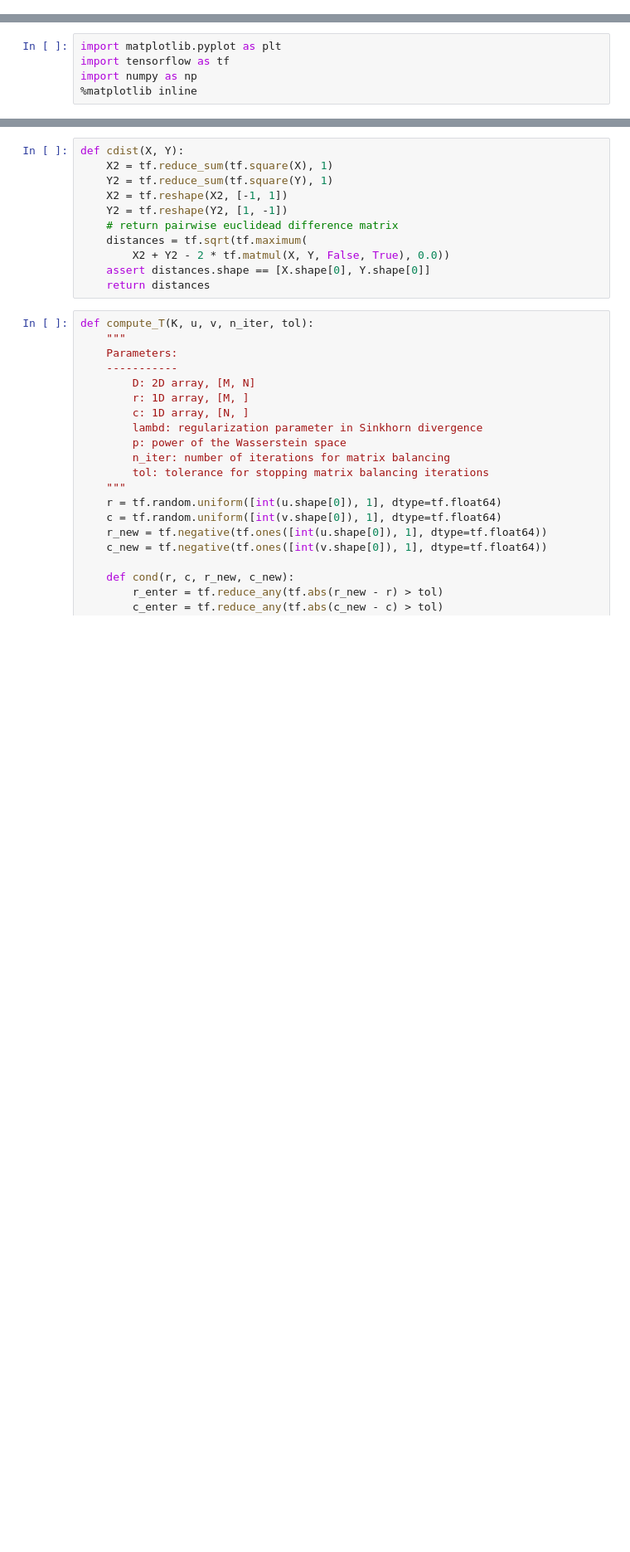
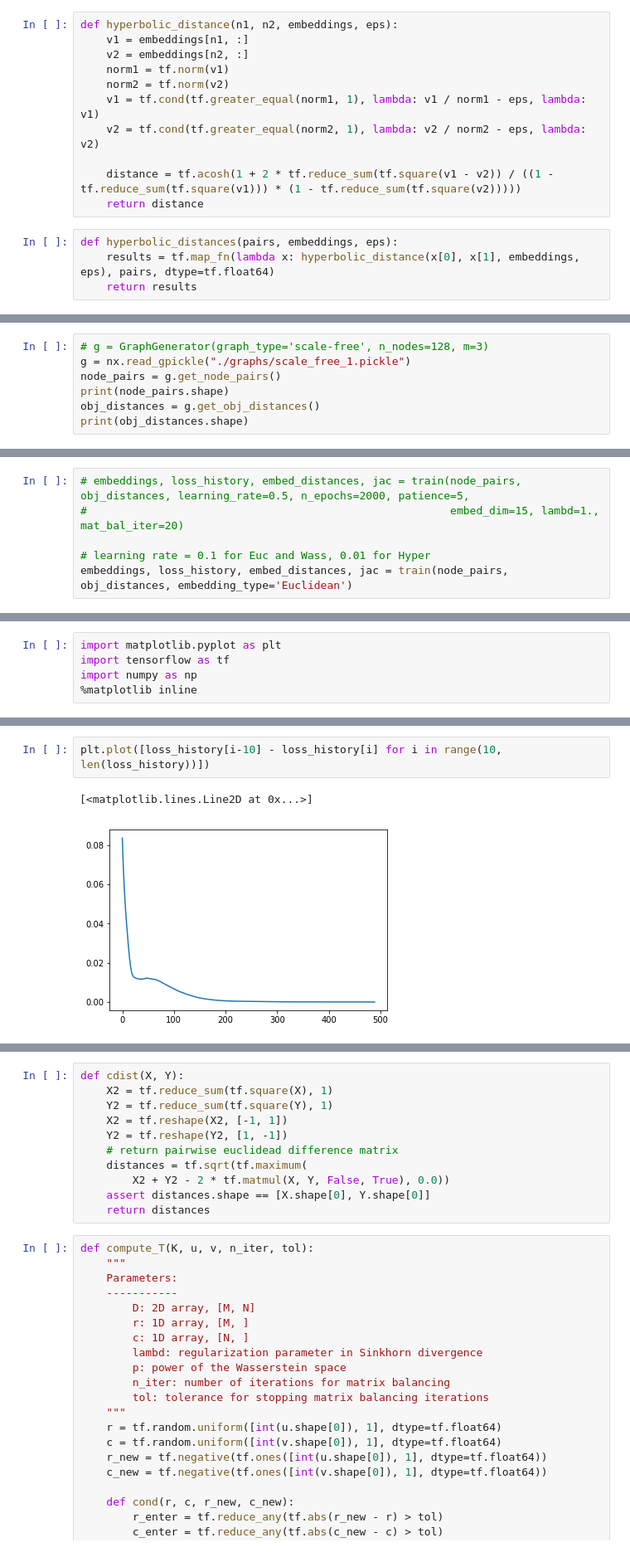
Before and after one commit to svenhsia/Entropic-Wasserstein-Embedding, a Jupyter notebook: main.ipynb, the cells around one changed output, grey strips where cells are left out. Shown: that part at 83% size. Drawn from its saved outputs; the diff is of its cells as text; blank space fills up the shorter version.

```diff
--- a/main.ipynb
+++ b/main.ipynb
@@ -0,0 +88,15 @@
+# %%
+def hyperbolic_distance(n1, n2, embeddings, eps):
+    v1 = embeddings[n1, :]
+    v2 = embeddings[n2, :]
+    norm1 = tf.norm(v1)
+    norm2 = tf.norm(v2)
+    v1 = tf.cond(tf.greater_equal(norm1, 1), lambda: v1 / norm1 - eps, lambda: v1)
+    v2 = tf.cond(tf.greater_equal(norm2, 1), lambda: v2 / norm2 - eps, lambda: v2)
+
+    distance = tf.acosh(1 + 2 * tf.reduce_sum(tf.square(v1 - v2)) / ((1 - tf.reduce_sum(tf.square(v1))) * (1 - tf.reduce_sum(tf.square(v2)))))
+    return distance
+# %%
+def hyperbolic_distances(pairs, embeddings, eps):
+    results = tf.map_fn(lambda x: hyperbolic_distance(x[0], x[1], embeddings, eps), pairs, dtype=tf.float64)
+    return results
@@ -0,0 +157,7 @@
+# %%
+# g = GraphGenerator(graph_type='scale-free', n_nodes=128, m=3)
+g = nx.read_gpickle("./graphs/scale_free_1.pickle")
+node_pairs = g.get_node_pairs()
+print(node_pairs.shape)
+obj_distances = g.get_obj_distances()
+print(obj_distances.shape)
@@ -0,0 +167,6 @@
+# %%
+# embeddings, loss_history, embed_distances, jac = train(node_pairs, obj_distances, learning_rate=0.5, n_epochs=2000, patience=5,
+#                                                        embed_dim=15, lambd=1., mat_bal_iter=20)
+
+# learning rate = 0.1 for Euc and Wass, 0.01 for Hyper
+embeddings, loss_history, embed_distances, jac = train(node_pairs, obj_distances, embedding_type='Euclidean')
@@ -9,0 +215,5 @@ logging.basicConfig(format='%(asctime)s - %(levelname)s - %(message)s', level=lo
+# %%
+plt.plot([loss_history[i-10] - loss_history[i] for i in range(10, len(loss_history))])
+# %% [output]
+[<matplotlib.lines.Line2D at 0x...>]
+[figure, added]
```
Also changed, not shown: parts of 30 cells of this notebook, 3 other files.
